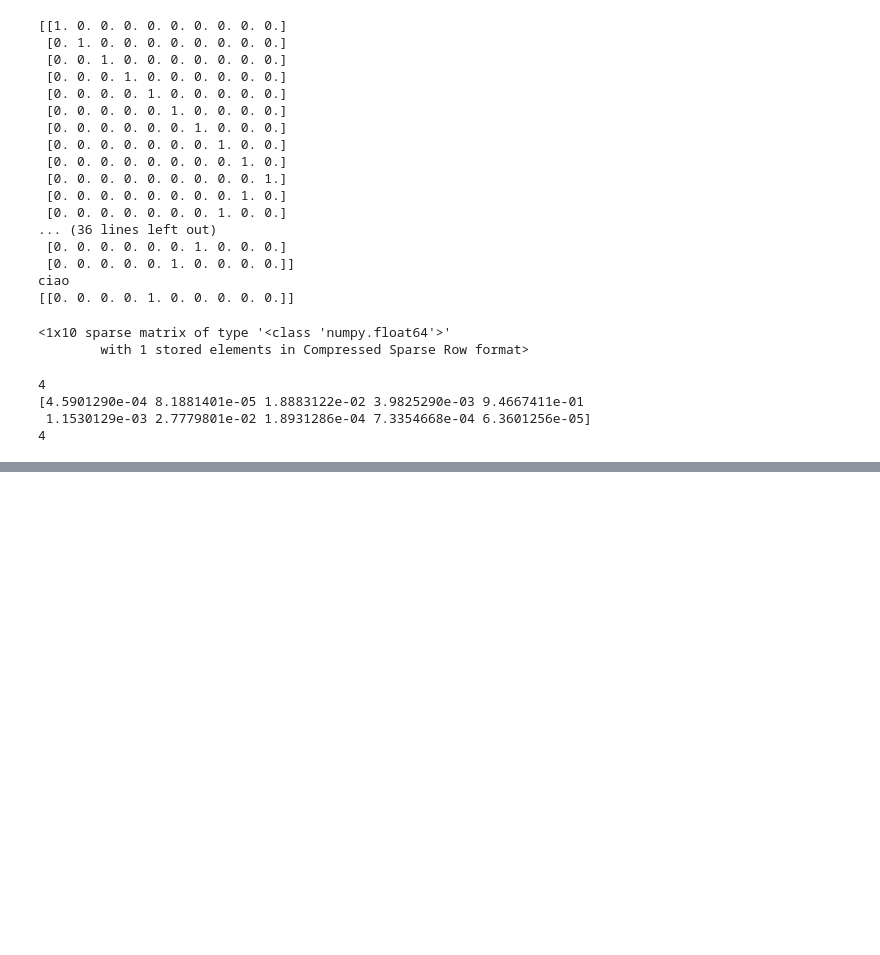
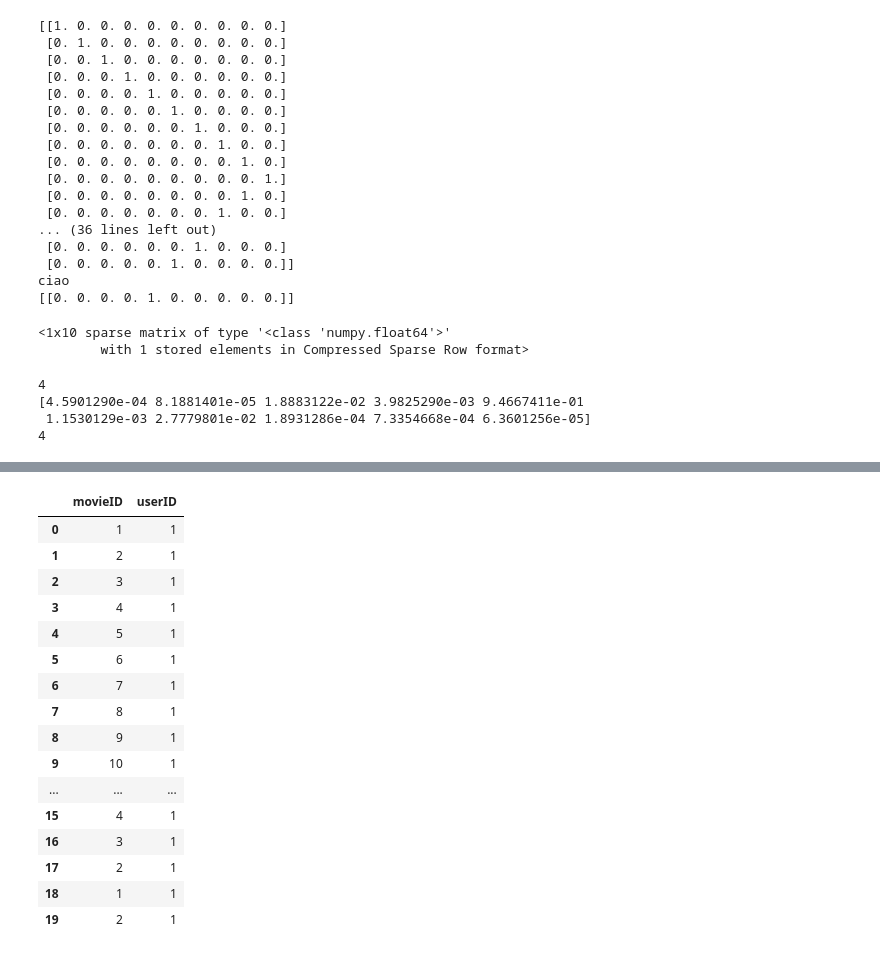
Before and after one commit to nicolagennaro/pussy-project, a Jupyter notebook: SaveModel.ipynb, the cells around one changed output, grey strips where cells are left out. Cells and saved outputs as stored; diff of their text form; code cells hidden in the pictures; blank space fills up the shorter version.

```diff
--- a/SaveModel.ipynb
+++ b/SaveModel.ipynb
@@ -261,0 +304,10 @@ word_embedding.pdf
+# %%
+import pandas as pd
+from random import random
+import numpy as np
+
+
+flow = (list(range(1,10,1)) + list(range(10,1,-1)))*100
+flow = np.array(flow)
+print(type(flow))
+print(len(flow))
@@ -261,0 +317,23 @@ word_embedding.pdf
+# %%
+user_id = 1
+count = 0
+users = []
+print(flow.shape[0])
+
+while(count<flow.shape[0]):
+    seq_len = np.random.randint(20,50)
+    u = [ user_id for _ in range(seq_len) ]
+    user_id = user_id + 1
+    print(len(u))
+    users = users + u
+    count = count + seq_len
+
+print("len users")
+print(len(users))
+
+users = users[:1800]
+print(len(users))
+
+# for i in range(1,12):
+#     x = np.random.randint(20,100)
+#     print(x)
@@ -261,0 +358,21 @@ word_embedding.pdf
+# %%
+data = pd.DataFrame({'movieID': flow, 'userID': users})
+data.head(20)
+# %% [output]
+|  | movieID | userID |
+| 0 | 1 | 1 |
+| 1 | 2 | 1 |
+| 2 | 3 | 1 |
+| 3 | 4 | 1 |
+| 4 | 5 | 1 |
+| 5 | 6 | 1 |
+| 6 | 7 | 1 |
+| 7 | 8 | 1 |
+| 8 | 9 | 1 |
+| 9 | 10 | 1 |
+| ... | ... | ... |
+| 15 | 4 | 1 |
+| 16 | 3 | 1 |
+| 17 | 2 | 1 |
+| 18 | 1 | 1 |
+| 19 | 2 | 1 |
```
Also changed, not shown: parts of 16 cells of this notebook, 1 other file.
